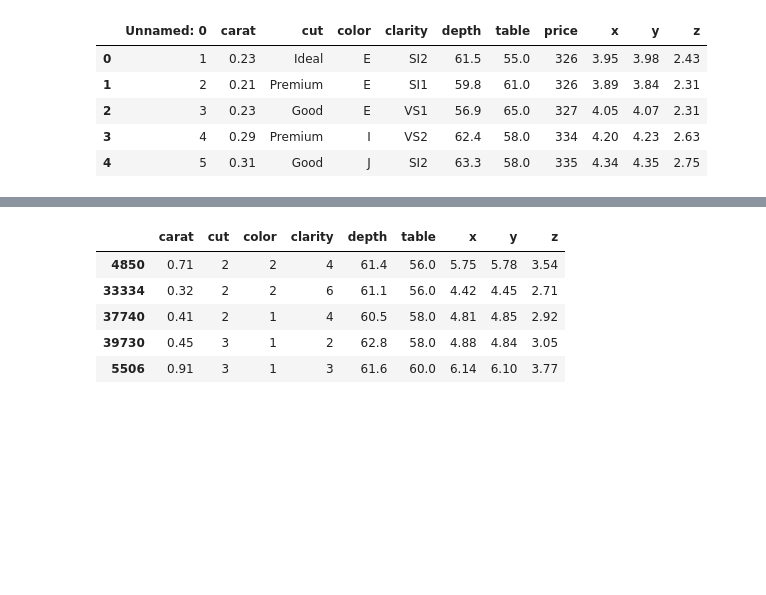
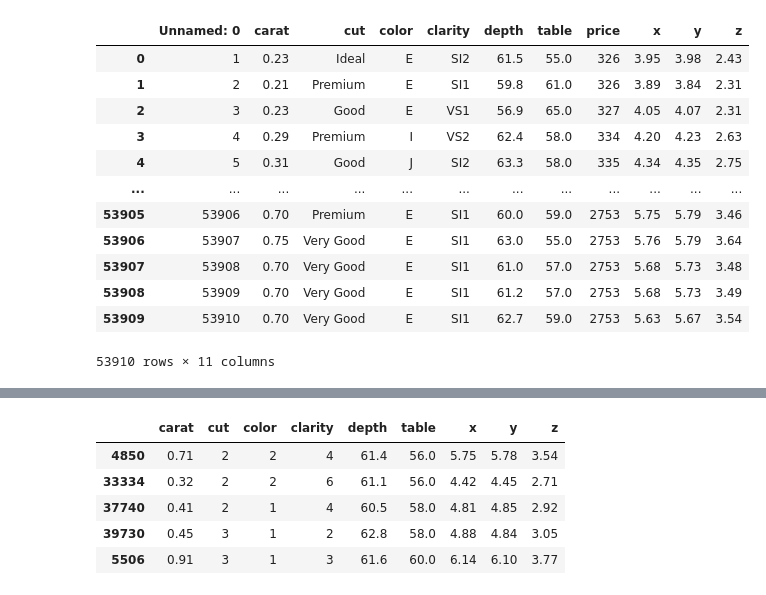
Before and after one commit to cveysel/KursDerslerim, a Jupyter notebook: MakineOgrenmesi/SavingModels.ipynb, the cells around one changed output, grey strips where cells are left out. Drawn from its saved outputs; the diff is of its cells as text; code cells hidden in the pictures; blank space fills up the shorter version.

```diff
--- a/MakineOgrenmesi/SavingModels.ipynb
+++ b/MakineOgrenmesi/SavingModels.ipynb
@@ -7,14 +7,21 @@ import matplotlib.pyplot as plt
 # %%
 df = pd.read_csv("10-diamonds.csv")
 # %%
-df.head()
+df.head(-30)
 # %% [output]
 |  | Unnamed: 0 | carat | cut | color | clarity | depth | table | price | x | y | z |
 | 0 | 1 | 0.23 | Ideal | E | SI2 | 61.5 | 55.0 | 326 | 3.95 | 3.98 | 2.43 |
 | 1 | 2 | 0.21 | Premium | E | SI1 | 59.8 | 61.0 | 326 | 3.89 | 3.84 | 2.31 |
 | 2 | 3 | 0.23 | Good | E | VS1 | 56.9 | 65.0 | 327 | 4.05 | 4.07 | 2.31 |
 | 3 | 4 | 0.29 | Premium | I | VS2 | 62.4 | 58.0 | 334 | 4.20 | 4.23 | 2.63 |
 | 4 | 5 | 0.31 | Good | J | SI2 | 63.3 | 58.0 | 335 | 4.34 | 4.35 | 2.75 |
+| ... | ... | ... | ... | ... | ... | ... | ... | ... | ... | ... | ... |
+| 53905 | 53906 | 0.70 | Premium | E | SI1 | 60.0 | 59.0 | 2753 | 5.75 | 5.79 | 3.46 |
+| 53906 | 53907 | 0.75 | Very Good | E | SI1 | 63.0 | 55.0 | 2753 | 5.76 | 5.79 | 3.64 |
+| 53907 | 53908 | 0.70 | Very Good | E | SI1 | 61.0 | 57.0 | 2753 | 5.68 | 5.73 | 3.48 |
+| 53908 | 53909 | 0.70 | Very Good | E | SI1 | 61.2 | 57.0 | 2753 | 5.68 | 5.73 | 3.49 |
+| 53909 | 53910 | 0.70 | Very Good | E | SI1 | 62.7 | 59.0 | 2753 | 5.63 | 5.67 | 3.54 |
+53910 rows × 11 columns
 # %%
 df.drop("Unnamed: 0", axis=1, inplace=True)
 df.info()
```
Also changed, not shown: parts of 1 cell of this notebook, 2 other files.
